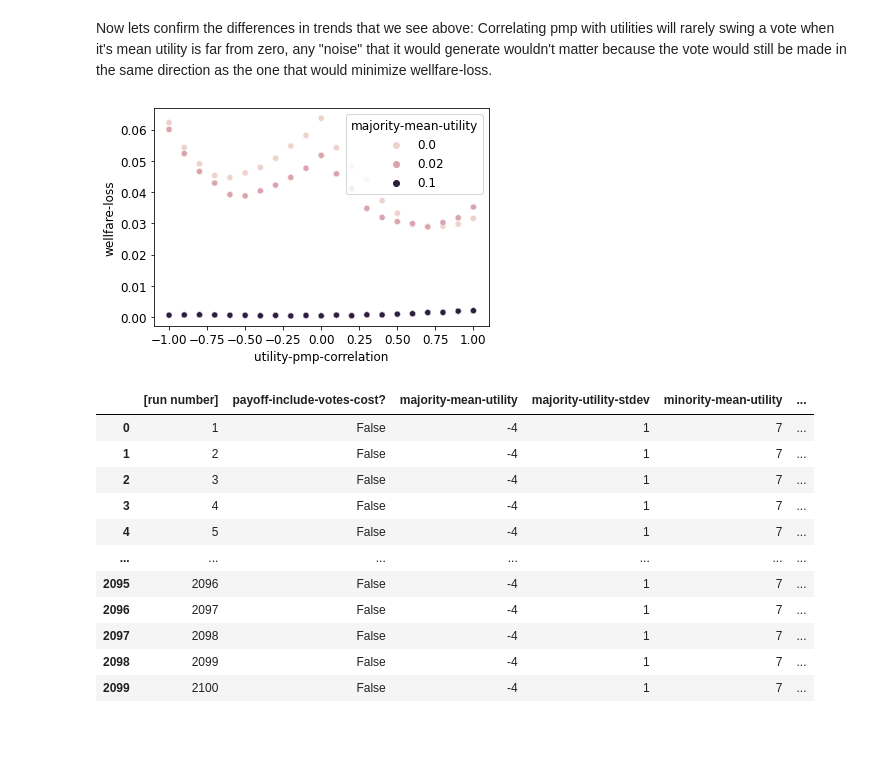
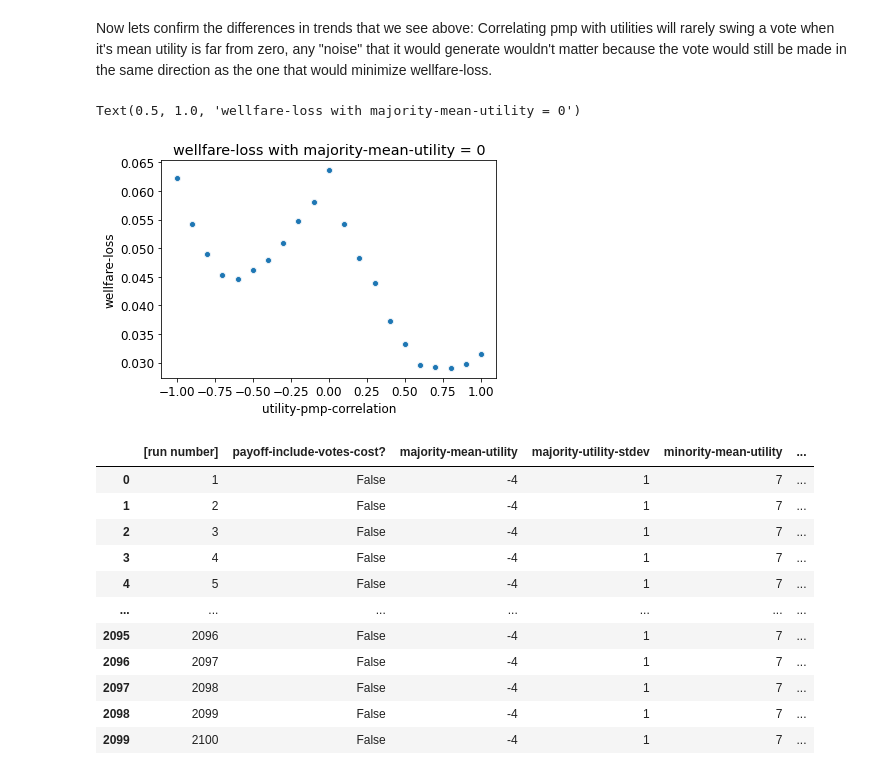
Before and after one commit to jzkelter/QV, a Jupyter notebook: data-analysis/analysis-future-work/QV Prop8 correlating pmp with utilities.ipynb, the cells around one changed output. Cells and saved outputs as stored; diff of their text form; code cells hidden in the pictures; blank space fills up the shorter version.

```diff
--- a/data-analysis/analysis-future-work/QV Prop8 correlating pmp with utilities.ipynb
+++ b/data-analysis/analysis-future-work/QV Prop8 correlating pmp with utilities.ipynb
@@ -67,13 +76,21 @@ Text(0.5, 1.0, "blue='1.prop8-mean>0'  orange='2.prop8-mean=0'")
 # %% [markdown]
 Now lets confirm the differences in trends that we see above: Correlating pmp with utilities will rarely swing a vote when it's mean utility is far from zero, any "noise" that it would generate wouldn't matter because the vote would still be made in the same direction as the one that would minimize wellfare-loss.
-# %%
-#adf2 = df2[df2["majority-mean-utility"] == 0]
-ax2 = sns.scatterplot(x="utility-pmp-correlation",
-                      y="wellfare-loss",
-                      hue="majority-mean-utility",
-                      data = df2)
-# %% [output]
-[figure, removed]
+# %%
+adf2 = df2[df2["majority-mean-utility"] == 0.0]
+#2 options, passionate group on side of mean
+#           passionate group on opposite side of mean
+#           at higher correlation, this will cause option 1 to succeed but option 2 to fail,
+#           this opposite is true at negative correlation
+#           While there is some correlation between the side of the passionate group and the side of the mean, it wasn't enough to create a significant difference
+#           I think this is the reason that we aren't seeing much change a normal distribution, it balances out (to an extent)
+
+ax2 = sns.scatterplot(x="utility-pmp-correlation",
+                      y="wellfare-loss",
+                      data = adf2)
+plt.title("wellfare-loss with majority-mean-utility = 0")
+# %% [output]
+Text(0.5, 1.0, 'wellfare-loss with majority-mean-utility = 0')
+[figure, added]
 # %%
 df3 = pd.read_csv('QV passionate-minority-pmp-correlation-table 2.csv')
 df3['wellfare-loss'] = 1 - df3['average payoff']
```
Also changed, not shown: parts of 6 cells of this notebook, 44 other files.
